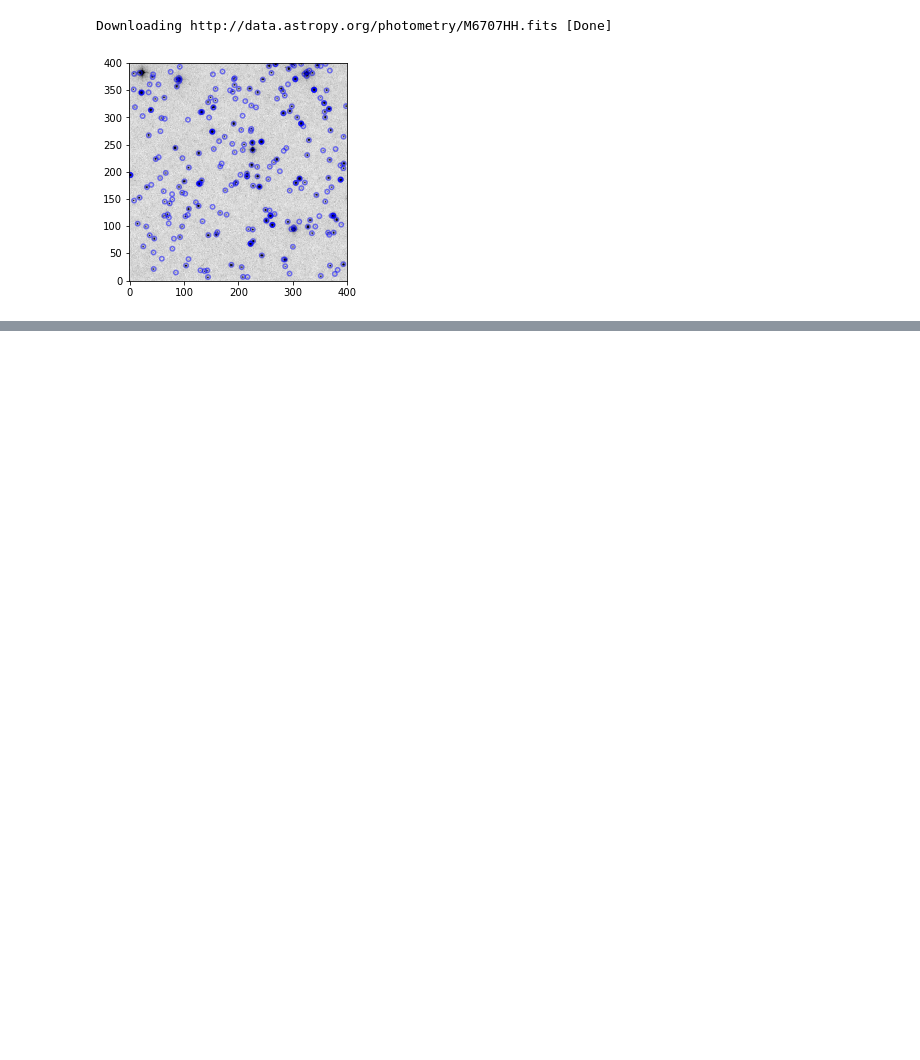
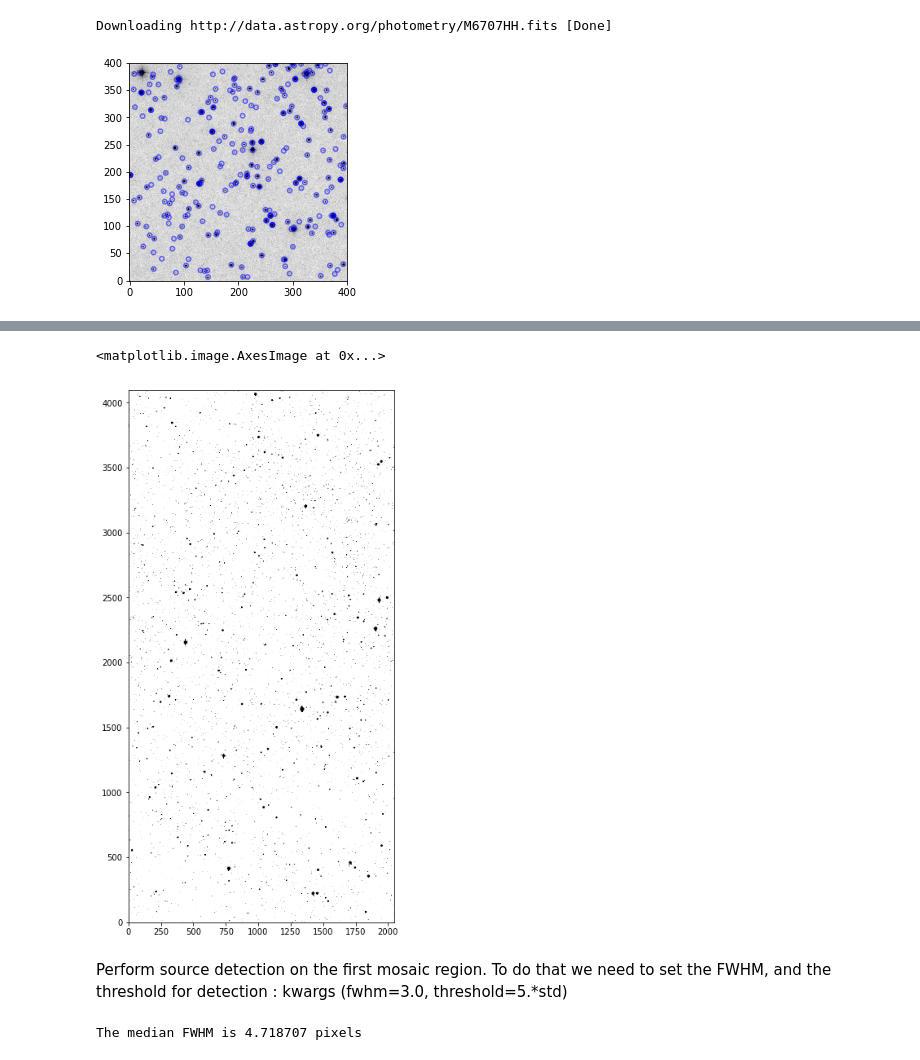
Before and after one commit to suberlak/crowded_fields, a Jupyter notebook: code/source_counting.ipynb, the cells around one changed output, grey strips where cells are left out. Saved outputs shown, nothing was run; the diff lists cells and outputs as text; code cells hidden in the pictures; blank space fills up the shorter version.

```diff
--- a/code/source_counting.ipynb
+++ b/code/source_counting.ipynb
@@ -160,0 +40,9 @@ Seems wrong...
+# %%
+# Read in my compressed FITS file...
+#http://docs.astropy.org/en/stable/io/fits/index.html
+#http://www.astropy.org/astropy-tutorials/FITS-images.html
+#http://www.astropy.org/astropy-tutorials/FITS-tables.html
+DirIn = '/Users/chris/Downloads/'
+fname = 'c4d_170428_094150_ooi_g_v1.fits.fz'
+from astropy.io import fits
+hdu = fits.open(DirIn+fname)
@@ -160,0 +155,16 @@ Seems wrong...
+# %%
+# Show the first mosaic element :
+h =1
+image_data = hdu[h].data
+fig,ax = plt.subplots(1,1,figsize = (6,12))
+ax.imshow(image_data, cmap='Greys', origin='lower', norm=norm, vmin= 600, vmax = 4000)
+# %% [output]
+<matplotlib.image.AxesImage at 0x...>
+[figure, added]
+# %% [markdown]
+Perform source detection on the first mosaic region. To do that we need to set the FWHM, and the threshold for detection : kwargs  (fwhm=3.0, threshold=5.*std)
+# %%
+fwhm = hdu[1].header['FWHM'] # Median FWHM in pixels
+print('The median FWHM is %f pixels'%fwhm)
+# %% [output]
+The median FWHM is 4.718707 pixels
```
Also changed, not shown: parts of 35 cells of this notebook, 1 other file.
